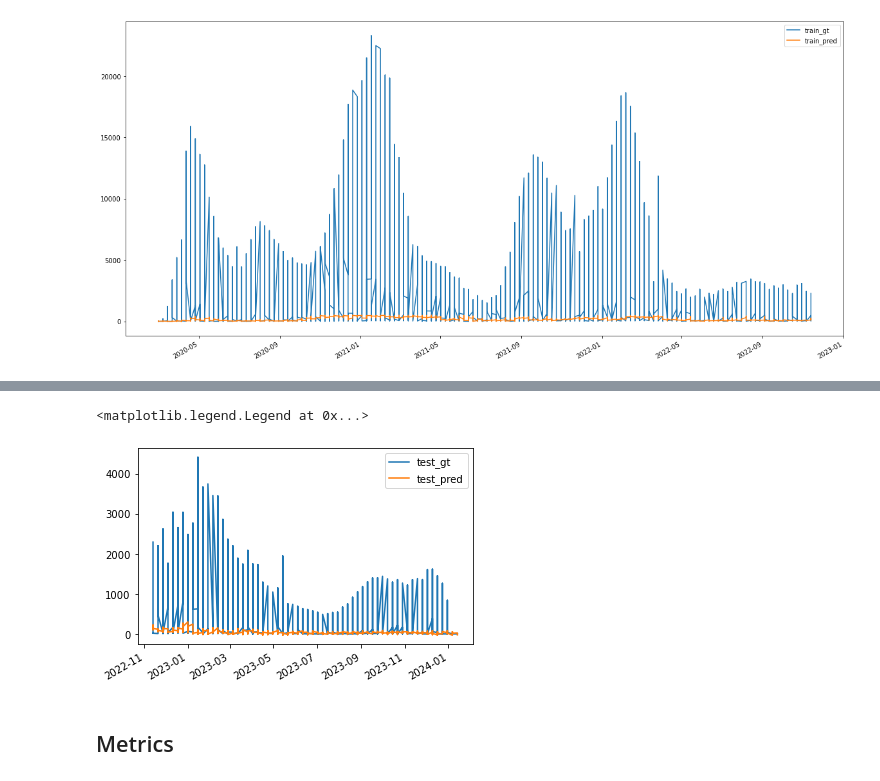
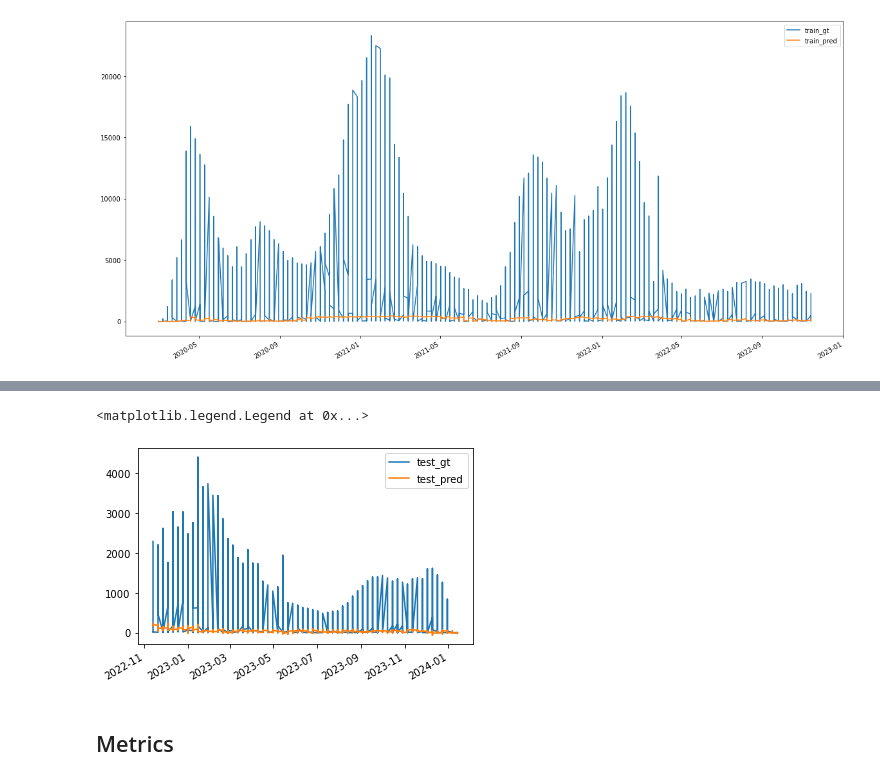
Before and after one commit to y-ginther/DS-Capstone, a Jupyter notebook: LSTM_c.ipynb, the cells around one changed output, grey strips where cells are left out. Drawn from its saved outputs; the diff is of its cells as text; code cells hidden in the pictures.

```diff
--- a/LSTM_c.ipynb
+++ b/LSTM_c.ipynb
@@ -86,8 +86,8 @@ df.shape
 # %%
 def make_series(data):
     series=[]
-    for i in range(len(data)-14):
-        subdf=data[i:i+14]
+    for i in range(len(data)-13):
+        subdf=data[i:i+13]
         series.append( (subdf.index[-1], subdf['new_deaths'].values[-1], subdf.drop('new_deaths', axis=1).values))
     return series
 series=make_series(df)
@@ -105,10 +105,11 @@ train, test = series[0:train_size], series[train_size:]
 # %%
 learning_rate = 0.01
 batch_size = 32
-epochs = 100
+#epochs = 100
+epochs = 50
 sequence_length =14
 # %%
-inputs = keras.layers.Input(shape=(14,67))
+inputs = keras.layers.Input(shape=(13,67))
 lstm_out = keras.layers.LSTM(32)(inputs)
 outputs = keras.layers.Dense(1)(lstm_out)
 
@@ -136,5 +135,5 @@ _________________________________________________________________
 # %%
-x=np.array([x[2].reshape(14,67) for x in train])
+x=np.array([x[2].reshape(13,67) for x in train])
 y=np.array([x[1] for x in train])
 print(x.shape)
 print(y.shape)
@@ -183,7 +182,7 @@ plt.legend(['train_gt', 'train_pred'])
 <matplotlib.legend.Legend at 0x...>
 [figure]
 # %%
-test_pred=model.predict(np.array([x[2].reshape(14, 67) for x in test]))
+test_pred=model.predict(np.array([x[2].reshape(13, 67) for x in test]))
 test_pred=pd.DataFrame(test_pred, columns=['yhat'], index=[x[0] for x in test ])
 test_gt=pd.DataFrame([x[1] for x in test], columns=['y'], index=[x[0] for x in test ])
 pd.concat([test_gt, test_pred], axis=1).plot()
@@ -193,5 +192,5 @@ plt.legend(['test_gt', 'test_pred'])
 <matplotlib.legend.Legend at 0x...>
-[figure, old version]
+[figure, new version]
 # %% [markdown]
 ## Metrics
 # %%
```
Also changed, not shown: parts of 6 cells of this notebook.
